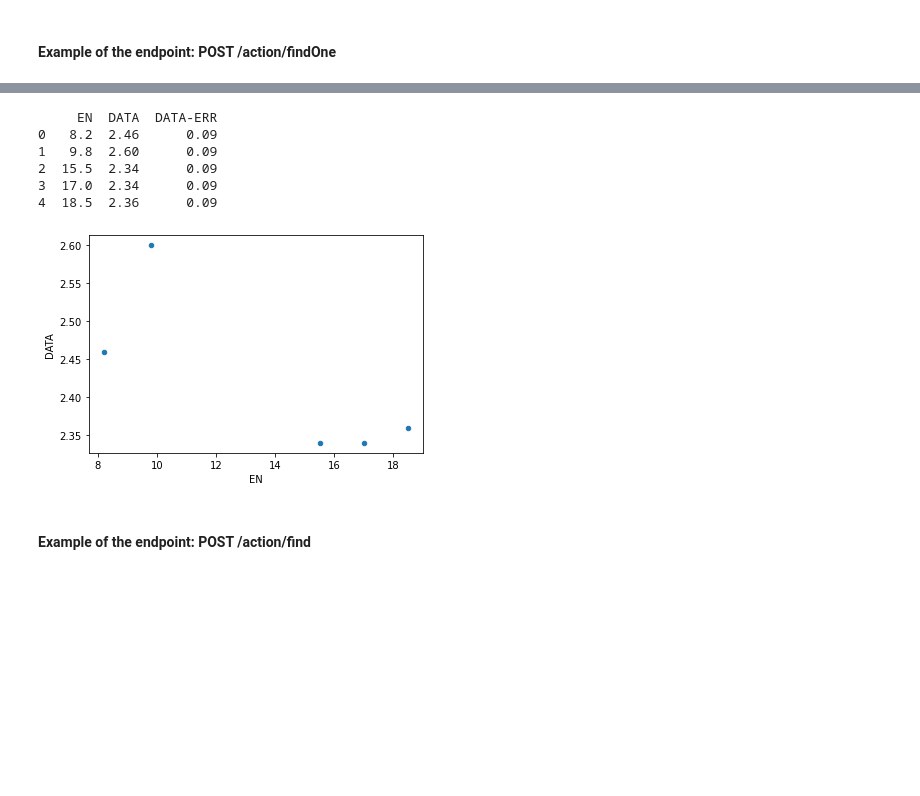
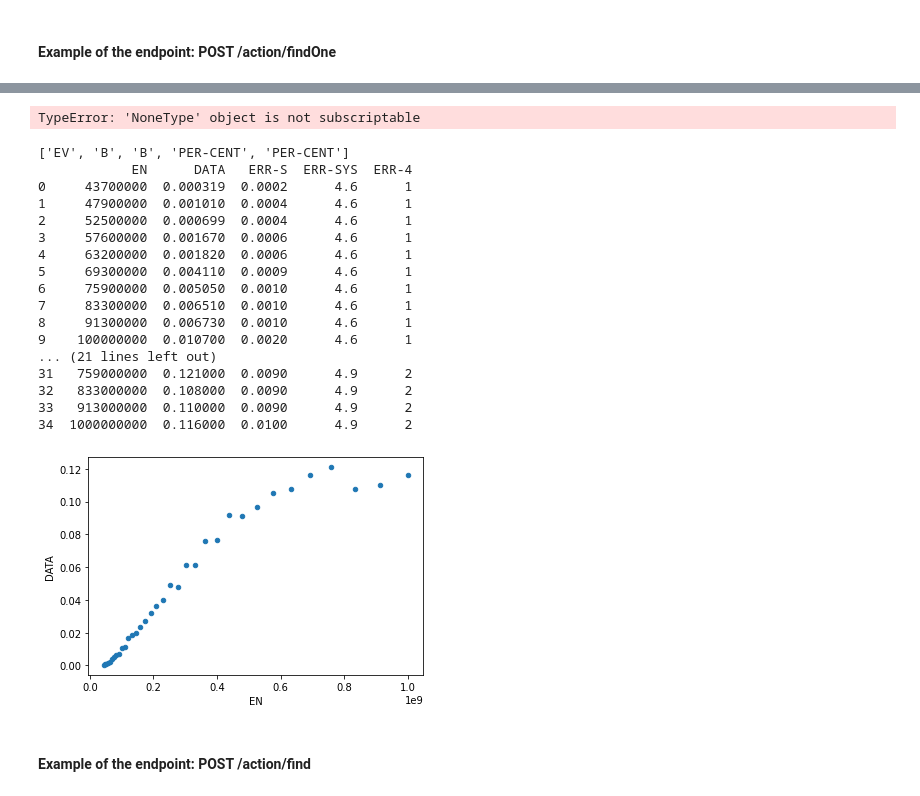
Before and after one commit to IAEA-NDS/exforparser, a Jupyter notebook: examples/example_bib_reaction_parse.ipynb, the cells around one changed output, grey strips where cells are left out. Drawn from its saved outputs; the diff is of its cells as text; code cells hidden in the pictures; blank space fills up the shorter version.

```diff
--- a/examples/example_bib_reaction_parse.ipynb
+++ b/examples/example_bib_reaction_parse.ipynb
@@ -137,39 +175,65 @@ print(json.dumps(response.json(), indent=1))
+# %%
+url = MONGOBASE_URI + "action/findOne"
+payload = json.dumps(
+    {
+        "collection": "data",
+        "database": "exfor",
+        "dataSource": "exparser",
+        "filter": {"id": "C1874-013-XX"}, # entrynumber + subentry number + pointer (XX for without pointer)
+        "projection": {"_id": 0},
+    }
+)
+response = requests.request("POST", url, headers=headers, data=payload)
+print(json.dumps(response.json()["document"]["data_table"], indent=1))
+# %% [output]
+TypeError: 'NoneType' object is not subscriptable
 # %%
 import matplotlib.pyplot as plt
 
 url = MONGOBASE_URI + "action/findOne"
 payload = json.dumps(
     {
         "collection": "data",
         "database": "exfor",
         "dataSource": "exparser",
-        "filter": {"id": "11793-006-XX"}, # METHOD
+        "filter": {"id": "23151-007-XX"}, # entrynumber + subentry number + pointer (XX for without pointer)
         "projection": {
         "_id":0,
          "data_table.heads":1,
          "data_table.units":1,
          "data_table.data":1
         },
     }
 )
 response = requests.request("POST", url, headers=headers, data=payload)
 # print(json.dumps(response.json(), indent=1))
 d = response.json()["document"]["data_table"]
-
+print(d["units"])
 dict = {d["heads"][i]: d["data"][str(i)]  for i in range(len(d["heads"]))}
 df = pd.DataFrame(dict,  index=None)
 print(df)
 
 df.plot(x ="EN", y="DATA", kind="scatter")
 plt.show()
 # %% [output]
-     EN  DATA  DATA-ERR
-0   8.2  2.46      0.09
-1   9.8  2.60      0.09
-2  15.5  2.34      0.09
-3  17.0  2.34      0.09
-4  18.5  2.36      0.09
+['EV', 'B', 'B', 'PER-CENT', 'PER-CENT']
+            EN      DATA   ERR-S  ERR-SYS  ERR-4
+0     43700000  0.000319  0.0002      4.6      1
+1     47900000  0.001010  0.0004      4.6      1
+2     52500000  0.000699  0.0004      4.6      1
+3     57600000  0.001670  0.0006      4.6      1
+4     63200000  0.001820  0.0006      4.6      1
+5     69300000  0.004110  0.0009      4.6      1
+6     75900000  0.005050  0.0010      4.6      1
+7     83300000  0.006510  0.0010      4.6      1
+8     91300000  0.006730  0.0010      4.6      1
+9    100000000  0.010700  0.0020      4.6      1
+... (21 lines left out)
+31   759000000  0.121000  0.0090      4.9      2
+32   833000000  0.108000  0.0090      4.9      2
+33   913000000  0.110000  0.0090      4.9      2
+34  1000000000  0.116000  0.0100      4.9      2
-[figure, old version]
+[figure, new version]
 # %% [markdown]
 #### Example of the endpoint: POST /action/find
 # %%
```
Also changed, not shown: parts of 5 cells of this notebook, 1 other file.
